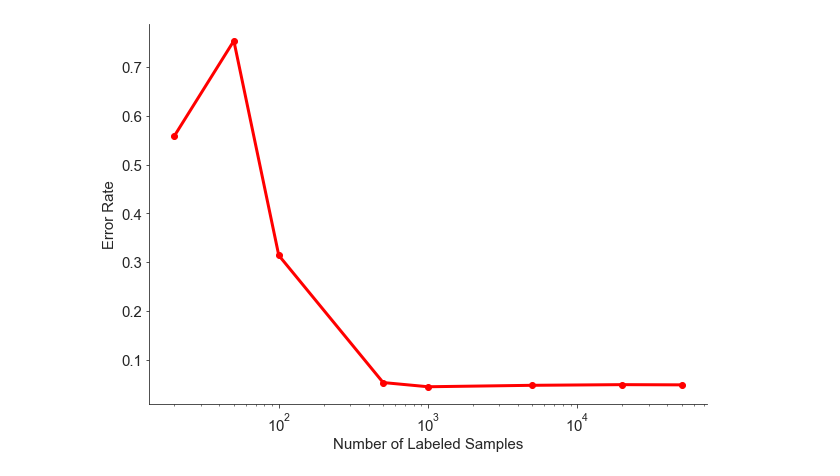
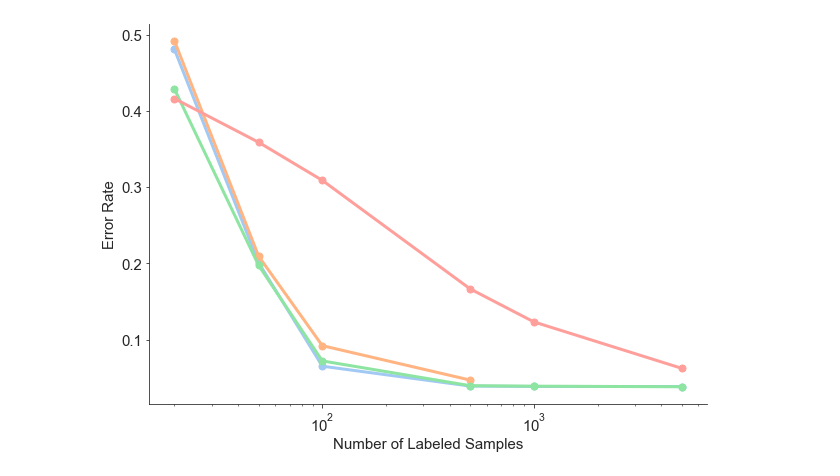
Before and after one commit to Laknath1996/semi-supervised-learning, a Jupyter notebook: laplacian_ssl/notebook.ipynb, the cells around one changed output. Cells and saved outputs as stored; diff of their text form; code cells hidden in the pictures.

```diff
--- a/laplacian_ssl/notebook.ipynb
+++ b/laplacian_ssl/notebook.ipynb
@@ -68,27 +99,46 @@ _ , v = eigs(W, k=60)
 v = np.real(v)
-# %%
-# train and evaluate
-mean_error_list = []
-std_error_list = []
-for s in s_list:
-    buffer = []
-    for rep in range(num_reps):
-        idx = np.random.permutation(len(v))
-        buffer.append(train_and_evaluate(v[idx], s, labels[idx]))
-    mean_error_list.append(np.mean(buffer))
-    std_error_list.append(np.std(buffer))
+# %%
+# train and evaluate
+def loop(X, v, s, labels):
+    idx = np.random.permutation(len(v))
+    error_lssl = train_and_evaluate(v[idx], s, labels[idx])
+    error_knn = train_and_evaluate_knn(X, s, labels)
+
+    error_lssl_1k = -1
+    if s < 1000:
+        idx = np.random.permutation(1000)
+        error_lssl_1k = train_and_evaluate(v[idx], s, labels[idx])
+
+    error_lssl_10k = -1
+    if s < 10000:
+        idx = np.random.permutation(10000)
+        error_lssl_10k = train_and_evaluate(v[idx], s, labels[idx])
+
+    return [error_lssl, error_lssl_1k, error_lssl_10k, error_knn]
+
+mean_error_list = np.zeros((len(s_list), 4))
+std_error_list = np.zeros((len(s_list), 4))
+for i, s in enumerate(s_list):
+    with tqdm_joblib(tqdm(desc="Run reps", total=num_reps)) as progress_bar:
+        buffer = np.array(Parallel(n_jobs=-1)(delayed(loop)(X, v, s, labels) for r in range(num_reps)))
+    mean_error_list[i] = np.mean(buffer, axis=0)
+    std_error_list[i] = np.std(buffer, axis=0)
 # %%
 # plot
 fig, ax = plt.subplots(figsize=(10, 7))
 sns.set_style("white")
 sns.set_style("ticks")
-ax.plot(s_list, mean_error_list, 'ro-', lw=3)
 sns.set_palette("pastel")
+s_list = np.array(s_list)
+for i in range(mean_error_list.shape[-1]):
+    errors = mean_error_list[:, i]
+    idx = np.where(errors != -1)[0]
+    ax.plot(s_list[idx], errors[idx], lw=3, marker='o', markersize=7)
 ax.set_xscale('log')
 ax.tick_params(labelsize=15)
 ax.set_xlabel("Number of Labeled Samples", fontsize=15)
 ax.set_ylabel("Error Rate", fontsize=15)
 sns.despine()
 plt.show()
 # %% [output]
-[figure, old version]
+[figure, new version]
```
Also changed, not shown: parts of 6 cells of this notebook.
